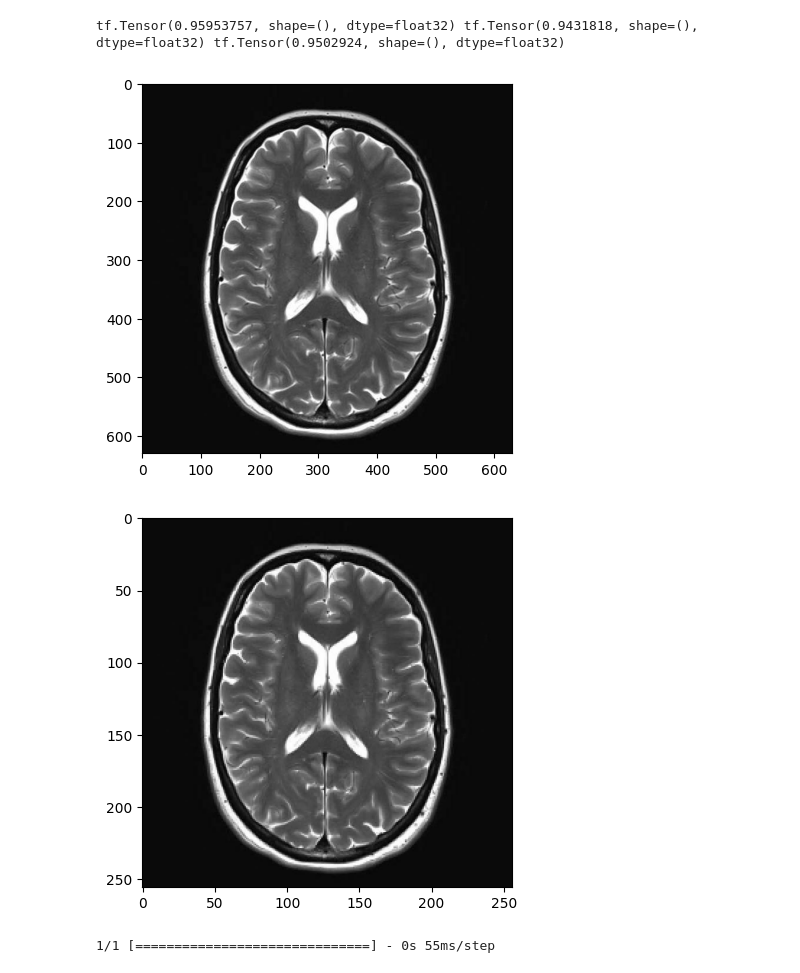
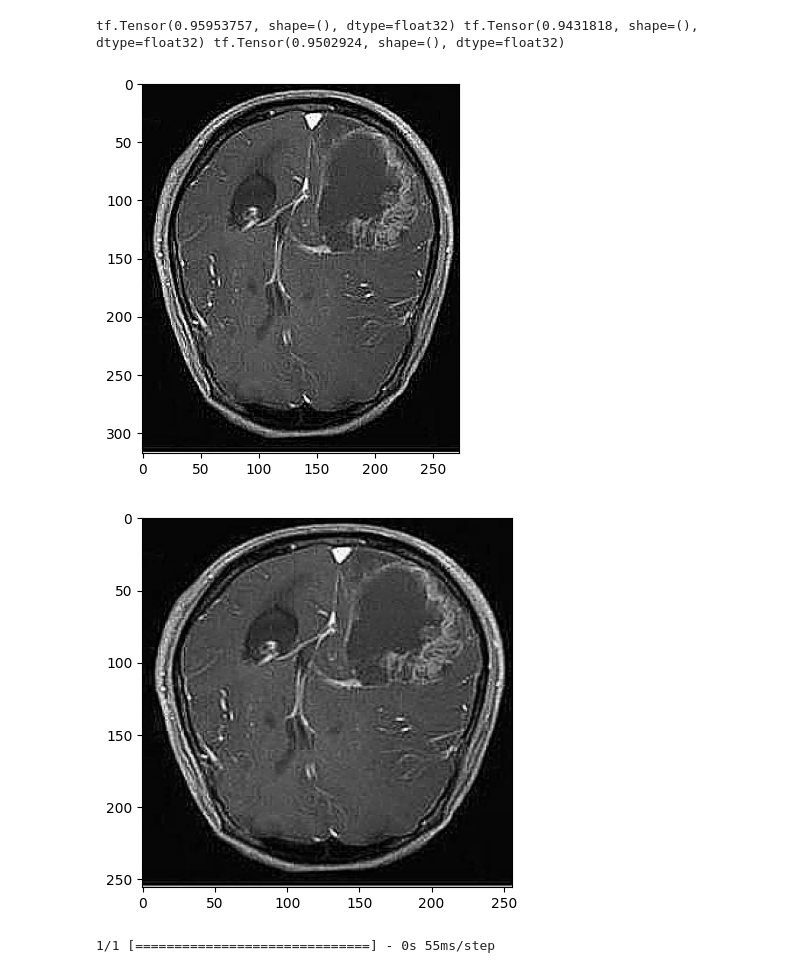
Before and after one commit to Khasnuwr/Brain-Tumor-Dataset, a Jupyter notebook: Brain_Tumor_Segmentation_Classification.ipynb, the cells around one changed output. Drawn from its saved outputs; the diff is of its cells as text; code cells hidden in the pictures.

```diff
--- a/Brain_Tumor_Segmentation_Classification.ipynb
+++ b/Brain_Tumor_Segmentation_Classification.ipynb
@@ -275,17 +275,17 @@ tf.Tensor(0.95953757, shape=(), dtype=float32) tf.Tensor(0.9431818, shape=(), dt
 # %%
 import cv2
 # %%
-img = cv2.imread('/content/Brain-Tumor-Dataset/data/no/no1063.jpg')
+img = cv2.imread('/content/Brain-Tumor-Dataset/data/yes/y1005.jpg')
 plt.imshow(img)
 plt.show()
 # %% [output]
-[figure, old version]
+[figure, new version]
 # %%
 resize = tf.image.resize(img, (256,256))
 plt.imshow(resize.numpy().astype(int))
 plt.show()
 # %% [output]
-[figure, old version]
+[figure, new version]
 # %%
 yhat = model.predict(np.expand_dims(resize/255, 0))
 # %% [output]
```
Also changed, not shown: parts of 3 cells of this notebook.
